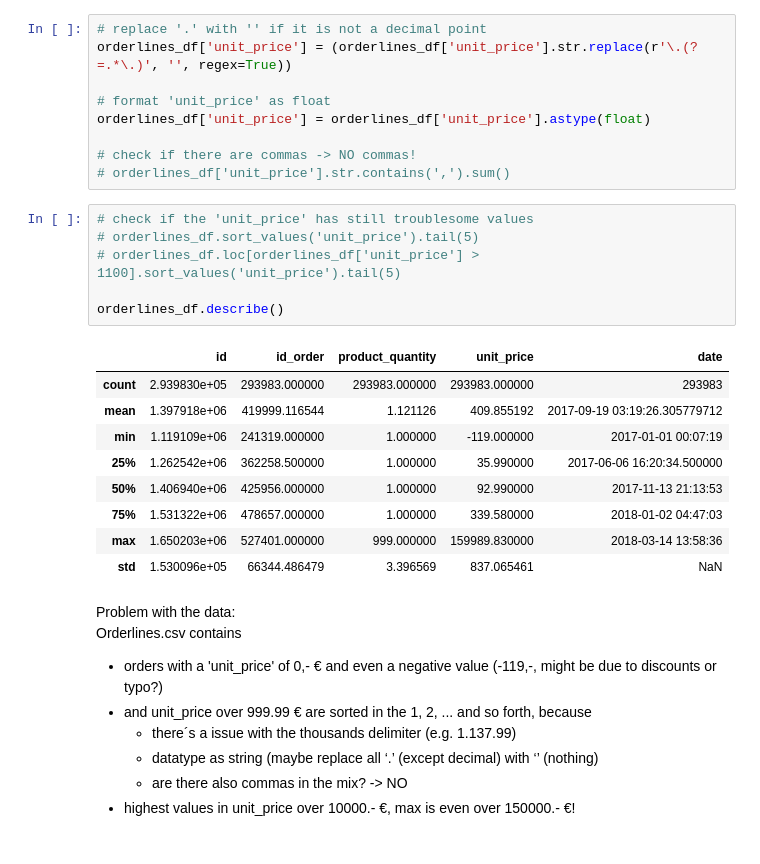
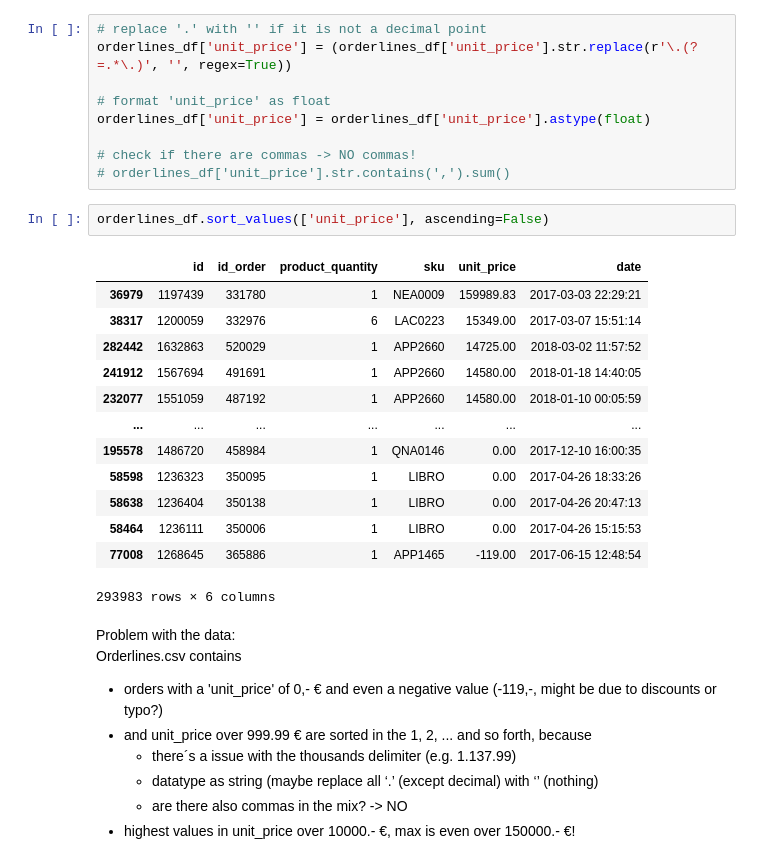
Before and after one commit to FlorianHast/Eniac_project_part2, a Jupyter notebook: notebooks/ENIAC_2_Data_Cleaning.ipynb, the cells around one changed output. Saved outputs shown, nothing was run; the diff lists cells and outputs as text.

```diff
--- a/notebooks/ENIAC_2_Data_Cleaning.ipynb
+++ b/notebooks/ENIAC_2_Data_Cleaning.ipynb
@@ -234,22 +281,22 @@ orderlines_df['unit_price'] = orderlines_df['unit_price'].astype(float)
 
 # check if there are commas -> NO commas!
 # orderlines_df['unit_price'].str.contains(',').sum()
-# %%
-# check if the 'unit_price' has still troublesome values
-# orderlines_df.sort_values('unit_price').tail(5)
-# orderlines_df.loc[orderlines_df['unit_price'] > 1100].sort_values('unit_price').tail(5)
-
-orderlines_df.describe()
-# %% [output]
-|  | id | id_order | product_quantity | unit_price | date |
-| count | 2.939830e+05 | 293983.000000 | 293983.000000 | 293983.000000 | 293983 |
-| mean | 1.397918e+06 | 419999.116544 | 1.121126 | 409.855192 | 2017-09-19 03:19:26.305779712 |
-| min | 1.119109e+06 | 241319.000000 | 1.000000 | -119.000000 | 2017-01-01 00:07:19 |
-| 25% | 1.262542e+06 | 362258.500000 | 1.000000 | 35.990000 | 2017-06-06 16:20:34.500000 |
-| 50% | 1.406940e+06 | 425956.000000 | 1.000000 | 92.990000 | 2017-11-13 21:13:53 |
-| 75% | 1.531322e+06 | 478657.000000 | 1.000000 | 339.580000 | 2018-01-02 04:47:03 |
-| max | 1.650203e+06 | 527401.000000 | 999.000000 | 159989.830000 | 2018-03-14 13:58:36 |
-| std | 1.530096e+05 | 66344.486479 | 3.396569 | 837.065461 | NaN |
+# %%
+orderlines_df.sort_values(['unit_price'], ascending=False)
+# %% [output]
+|  | id | id_order | product_quantity | sku | unit_price | date |
+| 36979 | 1197439 | 331780 | 1 | NEA0009 | 159989.83 | 2017-03-03 22:29:21 |
+| 38317 | 1200059 | 332976 | 6 | LAC0223 | 15349.00 | 2017-03-07 15:51:14 |
+| 282442 | 1632863 | 520029 | 1 | APP2660 | 14725.00 | 2018-03-02 11:57:52 |
+| 241912 | 1567694 | 491691 | 1 | APP2660 | 14580.00 | 2018-01-18 14:40:05 |
+| 232077 | 1551059 | 487192 | 1 | APP2660 | 14580.00 | 2018-01-10 00:05:59 |
+| ... | ... | ... | ... | ... | ... | ... |
+| 195578 | 1486720 | 458984 | 1 | QNA0146 | 0.00 | 2017-12-10 16:00:35 |
+| 58598 | 1236323 | 350095 | 1 | LIBRO | 0.00 | 2017-04-26 18:33:26 |
+| 58638 | 1236404 | 350138 | 1 | LIBRO | 0.00 | 2017-04-26 20:47:13 |
+| 58464 | 1236111 | 350006 | 1 | LIBRO | 0.00 | 2017-04-26 15:15:53 |
+| 77008 | 1268645 | 365886 | 1 | APP1465 | -119.00 | 2017-06-15 12:48:54 |
+293983 rows × 6 columns
 # %% [markdown]
 Problem with the data: <br>
 Orderlines.csv contains<br>
```
Also changed, not shown: parts of 21 cells of this notebook.
